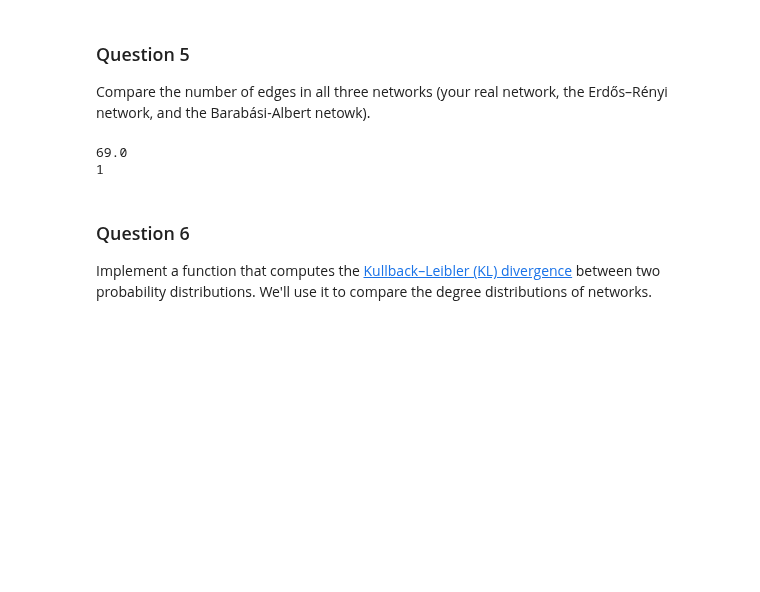
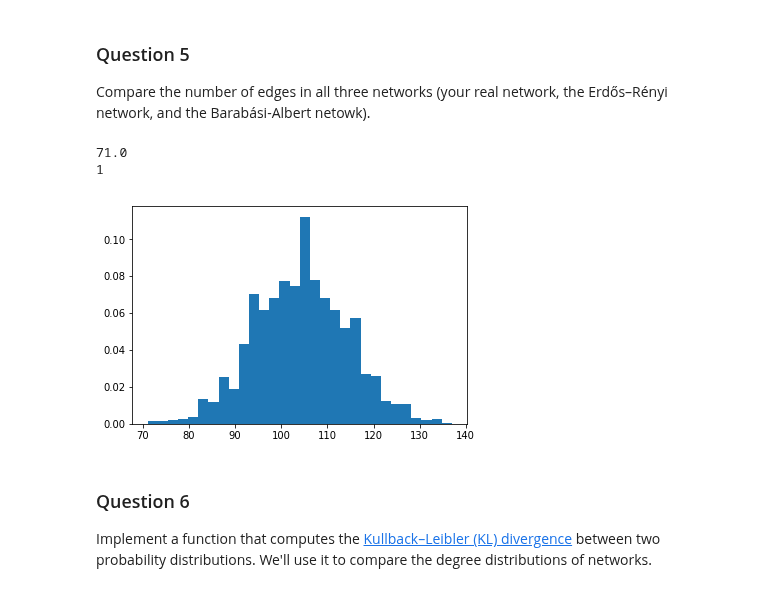
Before and after one commit to vndk36/Project_ntds2018, a Jupyter notebook: Milestone_2/2_network_models_AlCi_Cop_HF.ipynb, the cells around one changed output. Saved outputs shown, nothing was run; the diff lists cells and outputs as text; code cells hidden in the pictures; blank space fills up the shorter version.

```diff
--- a/Milestone_2/2_network_models_AlCi_Cop_HF.ipynb
+++ b/Milestone_2/2_network_models_AlCi_Cop_HF.ipynb
@@ -271,17 +307,20 @@ Compare the number of edges in all three networks (your real network, the Erdős
 # %%
 # Your code here.
 seed=1;
 deg_min=0.
 
-while (deg_min==0):
-    gr = erdos_renyi(n_nodes, 0.0332431, seed)
-    deg=np.sum(gr,0)
-    deg_min=min(deg)
+
+gr = erdos_renyi(n_nodes, 0.0332431)
+deg=np.sum(gr,0)
+deg_min=min(deg)
 print(deg_min)
 print(seed)
+weights = np.ones_like(degree) / float(n_nodes)
+plt.hist(deg,weights=weights,  bins=30);
 # %% [output]
-69.0
+71.0
 1
+[figure, added]
 # %% [markdown]
 ### Question 6
 
```
Also changed, not shown: parts of 12 cells of this notebook.
